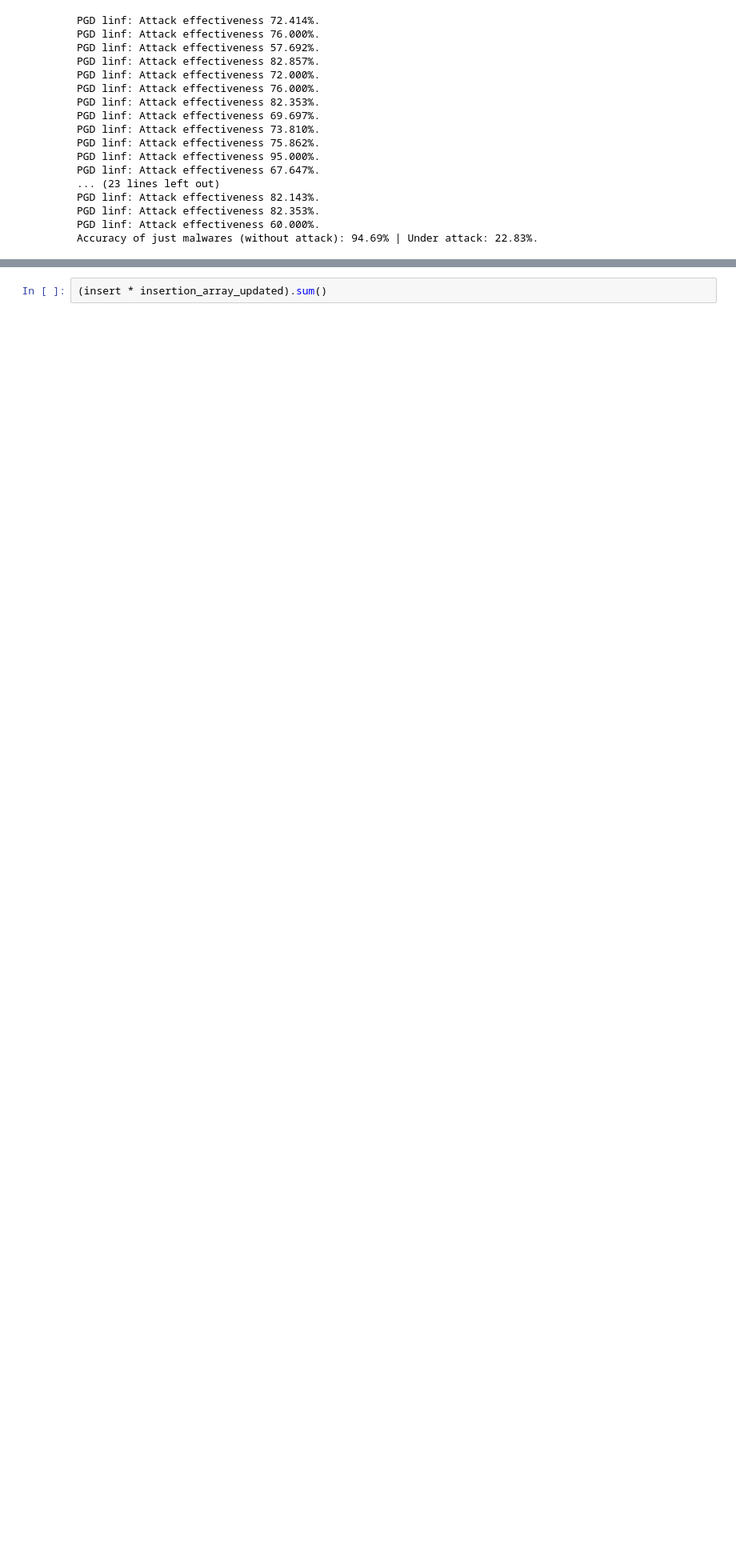
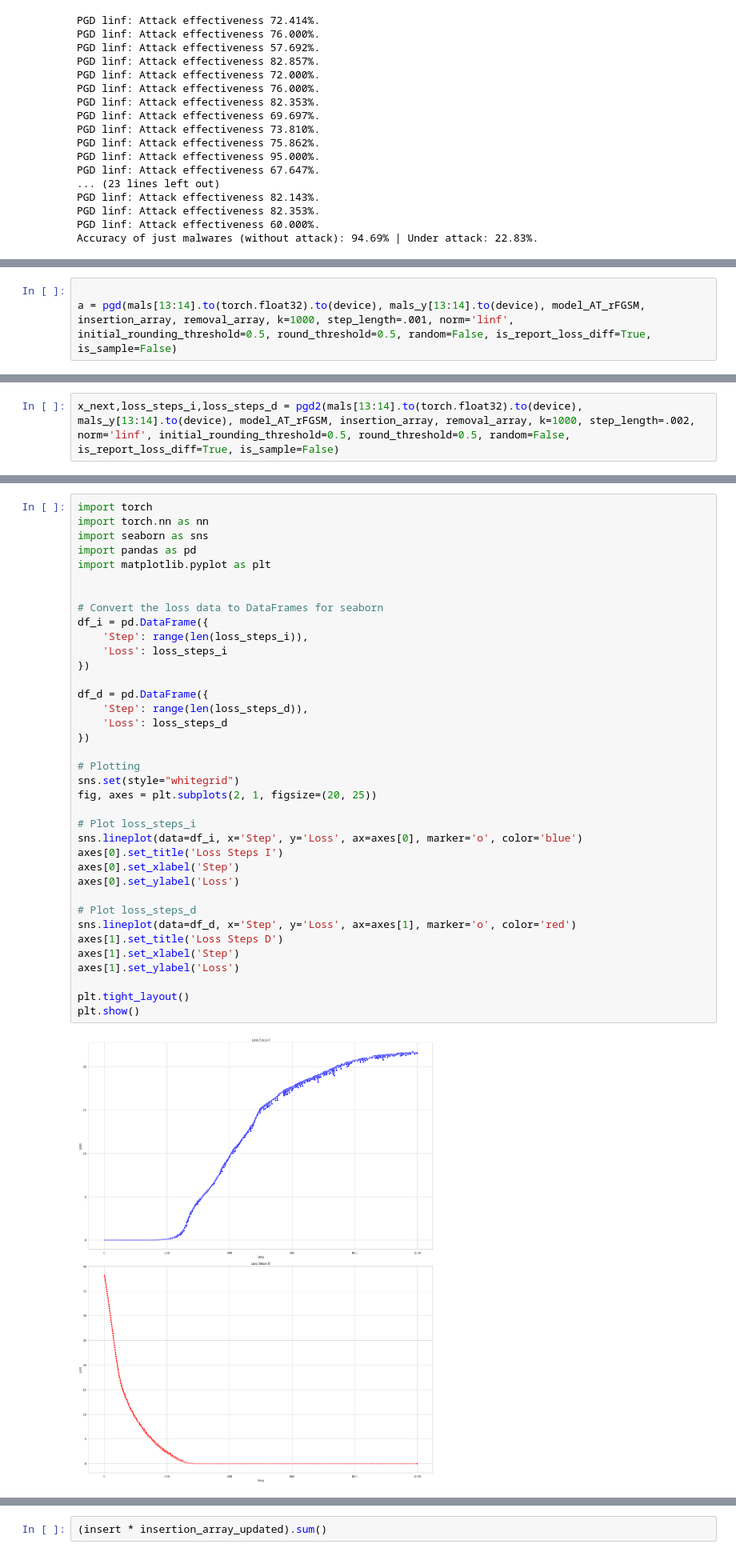
Before and after one commit to mostafa-ja/mal_adv4, a Jupyter notebook: adverserial_attack_RBF2.ipynb, the cells around one changed output, grey strips where cells are left out. Shown at 80% size. Saved outputs shown, nothing was run; the diff lists cells and outputs as text; blank space fills up the shorter version.

```diff
--- a/adverserial_attack_RBF2.ipynb
+++ b/adverserial_attack_RBF2.ipynb
@@ -875,0 +1450,3 @@ Accuracy of just malwares (without attack): 94.69% | Under attack: 22.83%.
+# %%
+
+a = pgd(mals[13:14].to(torch.float32).to(device), mals_y[13:14].to(device), model_AT_rFGSM, insertion_array, removal_array, k=1000, step_length=.001, norm='linf', initial_rounding_threshold=0.5, round_threshold=0.5, random=False, is_report_loss_diff=True, is_sample=False)
@@ -875,0 +1647,2 @@ Accuracy of just malwares (without attack): 94.69% | Under attack: 22.83%.
+# %%
+x_next,loss_steps_i,loss_steps_d = pgd2(mals[13:14].to(torch.float32).to(device), mals_y[13:14].to(device), model_AT_rFGSM, insertion_array, removal_array, k=1000, step_length=.002, norm='linf', initial_rounding_threshold=0.5, round_threshold=0.5, random=False, is_report_loss_diff=True, is_sample=False)
@@ -875,0 +1651,39 @@ Accuracy of just malwares (without attack): 94.69% | Under attack: 22.83%.
+# %%
+import torch
+import torch.nn as nn
+import seaborn as sns
+import pandas as pd
+import matplotlib.pyplot as plt
+
+
+# Convert the loss data to DataFrames for seaborn
+df_i = pd.DataFrame({
+    'Step': range(len(loss_steps_i)),
+    'Loss': loss_steps_i
+})
+
+df_d = pd.DataFrame({
+    'Step': range(len(loss_steps_d)),
+    'Loss': loss_steps_d
+})
+
+# Plotting
+sns.set(style="whitegrid")
+fig, axes = plt.subplots(2, 1, figsize=(20, 25))
+
+# Plot loss_steps_i
+sns.lineplot(data=df_i, x='Step', y='Loss', ax=axes[0], marker='o', color='blue')
+axes[0].set_title('Loss Steps I')
+axes[0].set_xlabel('Step')
+axes[0].set_ylabel('Loss')
+
+# Plot loss_steps_d
+sns.lineplot(data=df_d, x='Step', y='Loss', ax=axes[1], marker='o', color='red')
+axes[1].set_title('Loss Steps D')
+axes[1].set_xlabel('Step')
+axes[1].set_ylabel('Loss')
+
+plt.tight_layout()
+plt.show()
+# %% [output]
+[figure, added]
```
Also changed, not shown: parts of 17 cells of this notebook.
